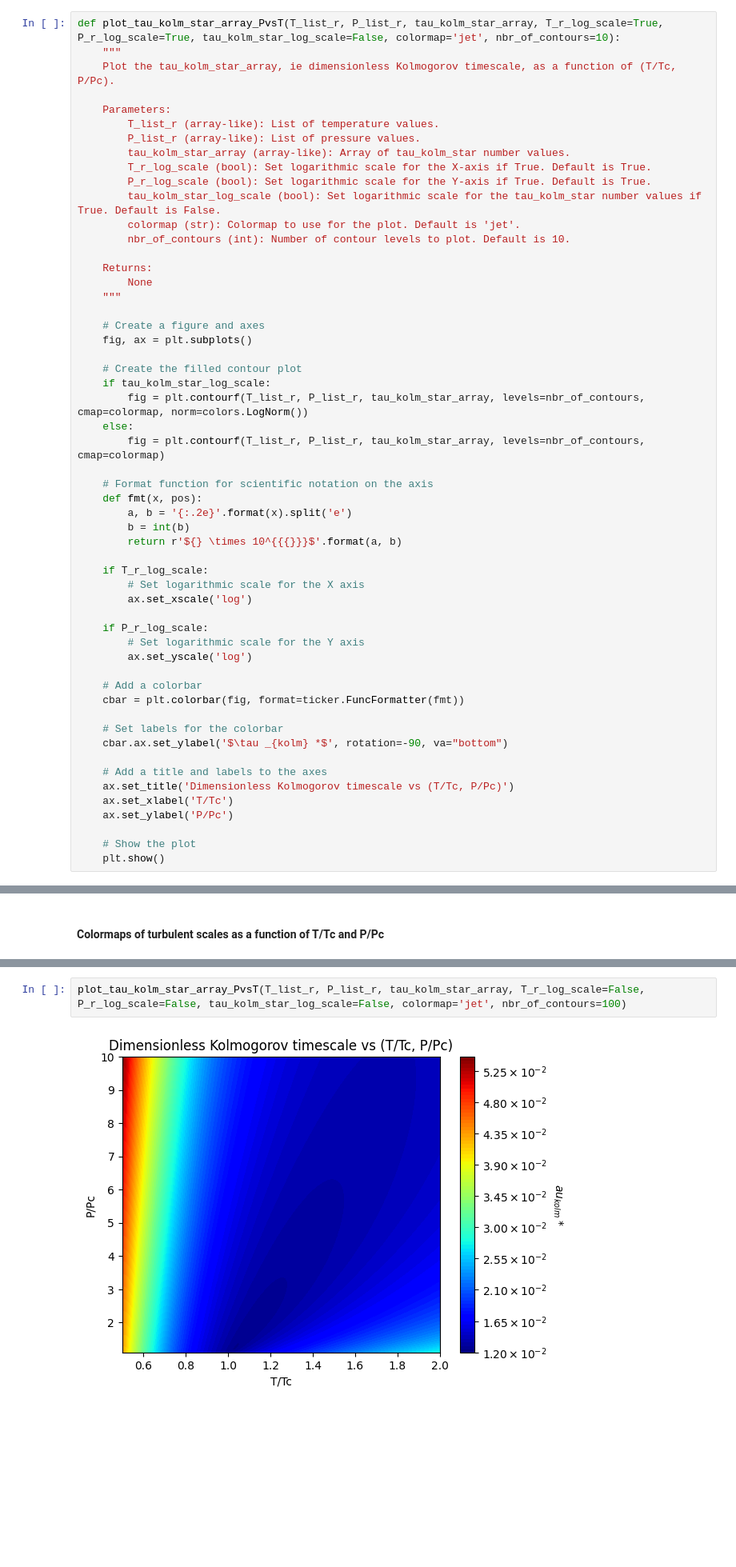
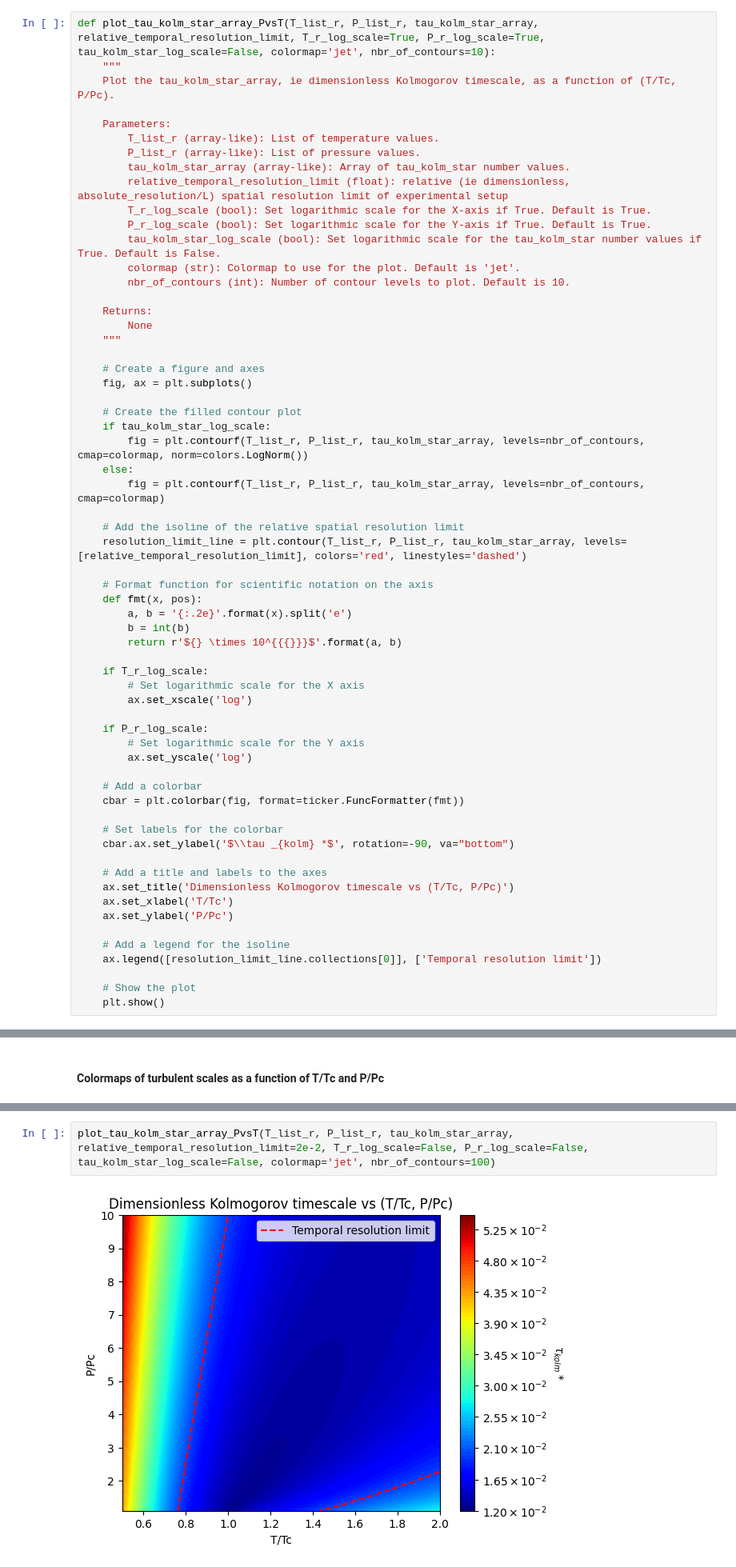
Before and after one commit to henri-avec-un-i/UPC_internship, a Jupyter notebook: caracterisation_of_turbulent_scales_dimensionless.ipynb, the cells around one changed output, grey strips where cells are left out. Shown at 80% size. Cells and saved outputs as stored; diff of their text form; blank space fills up the shorter version.

Commit message:
With thermal Batchelor and resolution limit isolines

```diff
--- a/caracterisation_of_turbulent_scales_dimensionless.ipynb
+++ b/caracterisation_of_turbulent_scales_dimensionless.ipynb
@@ -653,7 +687,7 @@ def plot_lambda_star_PvsT(T_list_r, P_list_r, lambda_star_array, T_r_log_scale=T
     # Show the plot
     plt.show()
 # %%
-def plot_tau_kolm_star_array_PvsT(T_list_r, P_list_r, tau_kolm_star_array, T_r_log_scale=True, P_r_log_scale=True, tau_kolm_star_log_scale=False, colormap='jet', nbr_of_contours=10):
+def plot_tau_kolm_star_array_PvsT(T_list_r, P_list_r, tau_kolm_star_array, relative_temporal_resolution_limit, T_r_log_scale=True, P_r_log_scale=True, tau_kolm_star_log_scale=False, colormap='jet', nbr_of_contours=10):
     """
     Plot the tau_kolm_star_array, ie dimensionless Kolmogorov timescale, as a function of (T/Tc, P/Pc).
 
@@ -661,6 +695,7 @@ def plot_tau_kolm_star_array_PvsT(T_list_r, P_list_r, tau_kolm_star_array, T_r_l
         T_list_r (array-like): List of temperature values.
         P_list_r (array-like): List of pressure values.
         tau_kolm_star_array (array-like): Array of tau_kolm_star number values.
+        relative_temporal_resolution_limit (float): relative (ie dimensionless, absolute_resolution/L) spatial resolution limit of experimental setup
         T_r_log_scale (bool): Set logarithmic scale for the X-axis if True. Default is True.
         P_r_log_scale (bool): Set logarithmic scale for the Y-axis if True. Default is True.
         tau_kolm_star_log_scale (bool): Set logarithmic scale for the tau_kolm_star number values if True. Default is False.
@@ -680,6 +715,9 @@ def plot_tau_kolm_star_array_PvsT(T_list_r, P_list_r, tau_kolm_star_array, T_r_l
     else:
         fig = plt.contourf(T_list_r, P_list_r, tau_kolm_star_array, levels=nbr_of_contours, cmap=colormap)
 
+    # Add the isoline of the relative spatial resolution limit
+    resolution_limit_line = plt.contour(T_list_r, P_list_r, tau_kolm_star_array, levels=[relative_temporal_resolution_limit], colors='red', linestyles='dashed')
+
     # Format function for scientific notation on the axis
     def fmt(x, pos):
         a, b = '{:.2e}'.format(x).split('e')
@@ -698,12 +736,15 @@ def plot_tau_kolm_star_array_PvsT(T_list_r, P_list_r, tau_kolm_star_array, T_r_l
     cbar = plt.colorbar(fig, format=ticker.FuncFormatter(fmt))
 
     # Set labels for the colorbar
-    cbar.ax.set_ylabel('$\tau _{kolm} *$', rotation=-90, va="bottom")
+    cbar.ax.set_ylabel('$\\tau _{kolm} *$', rotation=-90, va="bottom")
 
     # Add a title and labels to the axes
     ax.set_title('Dimensionless Kolmogorov timescale vs (T/Tc, P/Pc)')
     ax.set_xlabel('T/Tc')
     ax.set_ylabel('P/Pc')
 
+    # Add a legend for the isoline
+    ax.legend([resolution_limit_line.collections[0]], ['Temporal resolution limit'])
+
     # Show the plot
     plt.show()
@@ -1786,4 +1890,4 @@ plot_lambda_star_PvsT(T_list_r, P_list_r, lambda_star_array, T_r_log_scale=False
 # %%
-plot_tau_kolm_star_array_PvsT(T_list_r, P_list_r, tau_kolm_star_array, T_r_log_scale=False, P_r_log_scale=False, tau_kolm_star_log_scale=False, colormap='jet', nbr_of_contours=100)
+plot_tau_kolm_star_array_PvsT(T_list_r, P_list_r, tau_kolm_star_array, relative_temporal_resolution_limit=2e-2, T_r_log_scale=False, P_r_log_scale=False, tau_kolm_star_log_scale=False, colormap='jet', nbr_of_contours=100)
 # %% [output]
-[figure, old version]
+[figure, new version]
```
Also changed, not shown: parts of 9 cells of this notebook.
